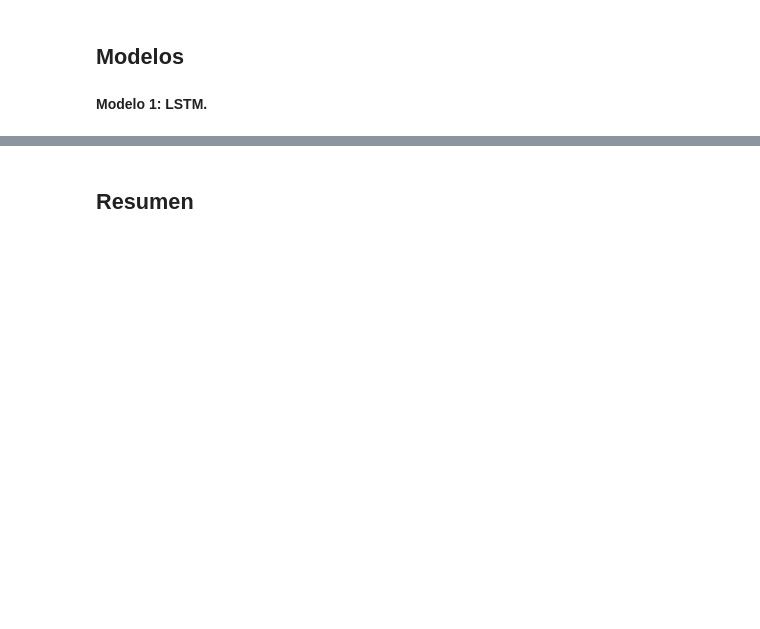
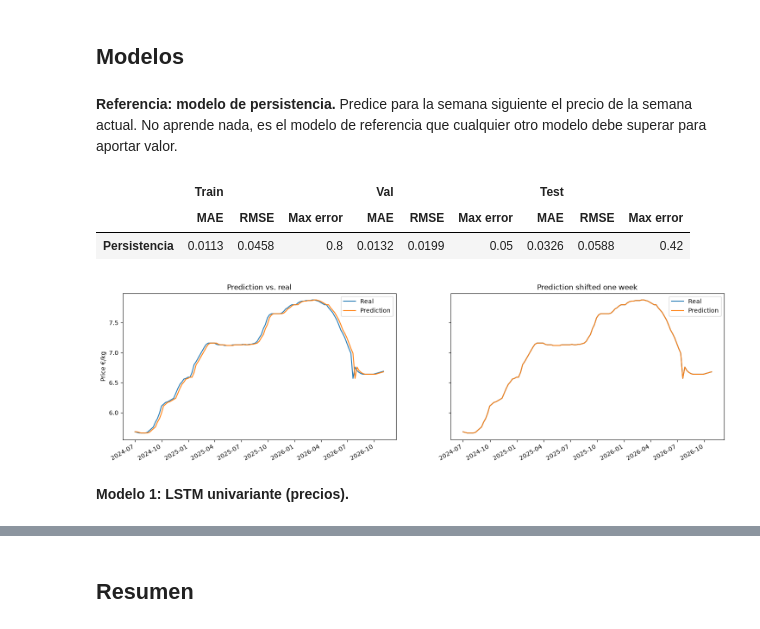
Before and after one commit to jsoriarom/lonja-time-series-prediction, a Jupyter notebook: src/notebooks/modeling.ipynb, the cells around one changed output, grey strips where cells are left out. Drawn from its saved outputs; the diff is of its cells as text; code cells hidden in the pictures; blank space fills up the shorter version.

Commit message:
Add log-return models and baseline

```diff
--- a/src/notebooks/modeling.ipynb
+++ b/src/notebooks/modeling.ipynb
@@ -160,16 +198,19 @@ def summary(results: dict) -> pd.DataFrame:
-# %%
-def plot_prediction(dates, y_true, y_pred, title: str = 'Prediction vs. real'):
-    """Compara valores reales y predicciones a lo largo del tiempo."""
-    plt.figure(figsize=(18, 6))
-    plt.plot(dates, y_true, label='Real')
-    plt.plot(dates, y_pred, label='Prediction')
-    plt.title(title)
-    plt.ylabel('Price (€/kg)')
-    plt.legend()
-    plt.show()
-
-
-def plot_shifted(dates, y_true, y_pred):
-    """Compara los valores reales con las predicciones adelantadas una semana."""
-    plot_prediction(dates[:-1], y_true[:-1], y_pred[1:], title='Predictions shifted one week')
+# %%
+def plot_prediction(dates, y_true, y_pred):
+    """Compara valores reales y predicciones a lo largo del tiempo."""
+    fig, axes = plt.subplots(1, 2, figsize=(18, 5), sharey=True)
+
+    panels = [
+        ('Prediction vs. real', dates, y_true, y_pred),
+        ('Prediction shifted one week', dates[:-1], y_true[:-1], y_pred[1:]),
+    ]
+
+    for ax, (title, d, real, pred) in zip(axes, panels):
+        ax.plot(d, real, label='Real')
+        ax.plot(d, pred, label='Prediction')
+        ax.set_title(title)
+        ax.legend()
+    axes[0].set_ylabel('Price €/kg')
+    fig.autofmt_xdate()
+    plt.show()
 # %% [markdown]
@@ -200,5 +267,14 @@ results = {}
+# %% [markdown]
+**Referencia: modelo de persistencia.** Predice para la semana siguiente el precio de la semana actual. No aprende nada, es el modelo de referencia que cualquier otro modelo debe superar para aportar valor.
+# %%
+report('Persistencia', last_price)
+# %% [output]
+|  | Train |  |  | Val |  |  | Test |  |  |
+|  | MAE | RMSE | Max error | MAE | RMSE | Max error | MAE | RMSE | Max error |
+| Persistencia | 0.0113 | 0.0458 | 0.8 | 0.0132 | 0.0199 | 0.05 | 0.0326 | 0.0588 | 0.42 |
+[figure, added]
 # %% [markdown]
-**Modelo 1: LSTM.**
+**Modelo 1: LSTM univariante (precios).**
 # %%
 def build_lstm(input_shape: tuple[int, ...], output_dim: int) -> tf.keras.Model:
     inputs = tf.keras.layers.Input(shape=input_shape)
```
Also changed, not shown: parts of 27 cells of this notebook.
